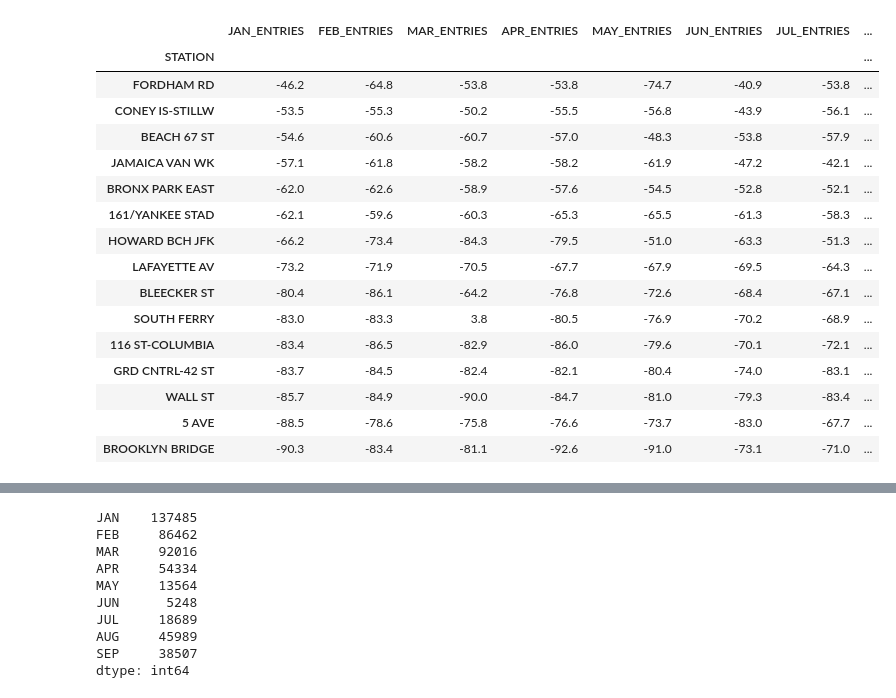
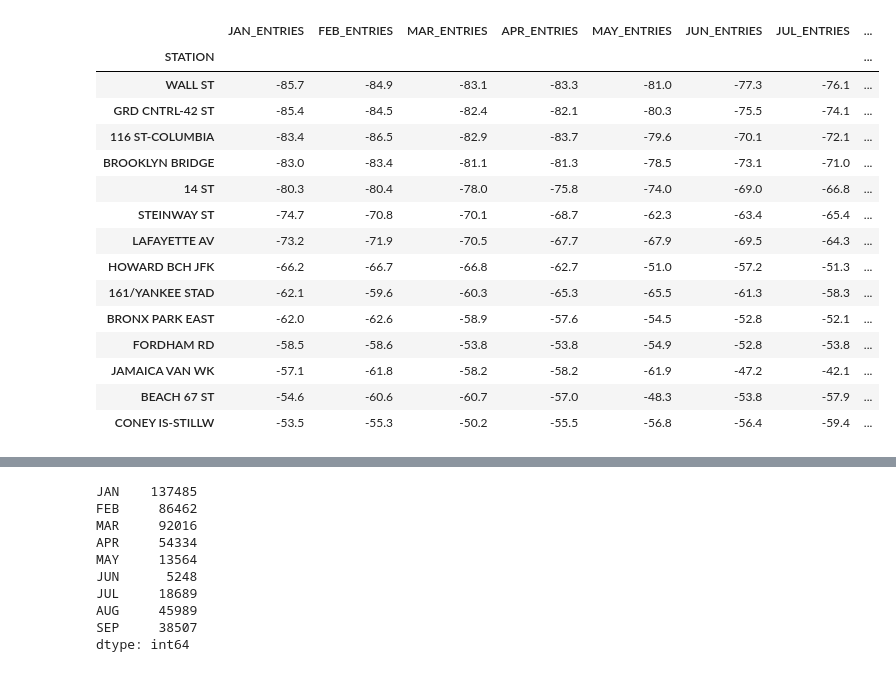
Before and after one commit to billbell73/EDA, a Jupyter notebook: project_function.ipynb, the cells around one changed output, grey strips where cells are left out. Saved outputs shown, nothing was run; the diff lists cells and outputs as text; code cells hidden in the pictures.

```diff
--- a/project_function.ipynb
+++ b/project_function.ipynb
@@ -52,13 +52,13 @@ def stations_monthly(data, stations, month, year, turnstile_direction):
     turnstiles_daily = (data.groupby(["C/A", "UNIT", "SCP", "STATION", "DATE_FORMATTED"],as_index=False)[turnstile_direction].max())
     turnstiles_daily[["PREV_DATE", f"PREV_{turnstile_direction}"]] = turnstiles_daily.groupby(["C/A", "UNIT", "SCP", "STATION"])[["DATE_FORMATTED", turnstile_direction]].shift(1)
     turnstiles_daily.dropna(subset=["PREV_DATE"], axis=0, inplace=True)
-    turnstiles_daily[f"DAILY_{turnstile_direction}"] = turnstiles_daily.apply(get_daily_counts, axis=1, max_counter=500000, turnstile_direction=turnstile_direction)
+    turnstiles_daily[f"DAILY_{turnstile_direction}"] = turnstiles_daily.apply(get_daily_counts, axis=1, max_counter=15000, turnstile_direction=turnstile_direction)
     print(turnstiles_daily[f"DAILY_{turnstile_direction}"].describe().apply(lambda x: '%.0f' % x))
     print(turnstiles_daily.groupby("STATION").size())
     station_totals = turnstiles_daily.groupby("STATION")[f"DAILY_{turnstile_direction}"].sum()
     return station_totals.rename(f"{calendar.month_abbr[month].upper()}_{turnstile_direction}")
 # %%
-crazy_stations = ['GRD CNTRL-42 ST', 'WALL ST', 'HOWARD BCH JFK', '161/YANKEE STAD', 'CONEY IS-STILLW', 'BLEECKER ST', '116 ST-COLUMBIA', 'FORDHAM RD', 'BRONX PARK EAST', 'BEACH 67 ST', 'SOUTH FERRY', '5 AVE', 'JAMAICA VAN WK', 'BROOKLYN BRIDGE', 'LAFAYETTE AV']
+crazy_stations = ['GRD CNTRL-42 ST', 'WALL ST', 'HOWARD BCH JFK', '161/YANKEE STAD', 'CONEY IS-STILLW', '116 ST-COLUMBIA', 'FORDHAM RD', 'BRONX PARK EAST', 'BEACH 67 ST', 'JAMAICA VAN WK', 'BROOKLYN BRIDGE', 'LAFAYETTE AV', 'STEINWAY ST', '14 ST']
 # %%
 def station_percent_change(month, turnstile_direction, data=df, stations=crazy_stations, newer_year=2021, older_year=2019):
     newer_month_count = stations_monthly(data, stations, month, newer_year, turnstile_direction)
@@ -74,6 +74,5 @@ for month_num in range(1,10):
     ss.append(station_percent_change(month_num, "EXITS"))
 
 changes_19_21 = pd.concat(ss, axis=1)
-changes_19_21 = changes_19_21.sort_values(by="JAN_ENTRIES", ascending=False)
-changes_19_21
+changes_19_21 = changes_19_21.sort_values(by="JAN_ENTRIES")
 # %% [output]
@@ -119,21 +125,21 @@ changes_19_21.plot.barh(title="Percentage change in turnstile counts", figsize=(
 # %%
 entries_19_21 = changes_19_21[changes_19_21.columns[::2]]
+entires_19_21 = entries_19_21.sort_values(by="JAN_ENTRIES")
 entries_19_21
 # %% [output]
 |  | JAN_ENTRIES | FEB_ENTRIES | MAR_ENTRIES | APR_ENTRIES | MAY_ENTRIES | JUN_ENTRIES | JUL_ENTRIES | ... |
 | STATION |  |  |  |  |  |  |  | ... |
-| FORDHAM RD | -46.2 | -64.8 | -53.8 | -53.8 | -74.7 | -40.9 | -53.8 | ... |
-| CONEY IS-STILLW | -53.5 | -55.3 | -50.2 | -55.5 | -56.8 | -43.9 | -56.1 | ... |
+| WALL ST | -85.7 | -84.9 | -83.1 | -83.3 | -81.0 | -77.3 | -76.1 | ... |
+| GRD CNTRL-42 ST | -85.4 | -84.5 | -82.4 | -82.1 | -80.3 | -75.5 | -74.1 | ... |
+| 116 ST-COLUMBIA | -83.4 | -86.5 | -82.9 | -83.7 | -79.6 | -70.1 | -72.1 | ... |
+| BROOKLYN BRIDGE | -83.0 | -83.4 | -81.1 | -81.3 | -78.5 | -73.1 | -71.0 | ... |
+| 14 ST | -80.3 | -80.4 | -78.0 | -75.8 | -74.0 | -69.0 | -66.8 | ... |
+| STEINWAY ST | -74.7 | -70.8 | -70.1 | -68.7 | -62.3 | -63.4 | -65.4 | ... |
+| LAFAYETTE AV | -73.2 | -71.9 | -70.5 | -67.7 | -67.9 | -69.5 | -64.3 | ... |
+| HOWARD BCH JFK | -66.2 | -66.7 | -66.8 | -62.7 | -51.0 | -57.2 | -51.3 | ... |
+| 161/YANKEE STAD | -62.1 | -59.6 | -60.3 | -65.3 | -65.5 | -61.3 | -58.3 | ... |
+| BRONX PARK EAST | -62.0 | -62.6 | -58.9 | -57.6 | -54.5 | -52.8 | -52.1 | ... |
+| FORDHAM RD | -58.5 | -58.6 | -53.8 | -53.8 | -54.9 | -52.8 | -53.8 | ... |
+| JAMAICA VAN WK | -57.1 | -61.8 | -58.2 | -58.2 | -61.9 | -47.2 | -42.1 | ... |
 | BEACH 67 ST | -54.6 | -60.6 | -60.7 | -57.0 | -48.3 | -53.8 | -57.9 | ... |
-| JAMAICA VAN WK | -57.1 | -61.8 | -58.2 | -58.2 | -61.9 | -47.2 | -42.1 | ... |
-| BRONX PARK EAST | -62.0 | -62.6 | -58.9 | -57.6 | -54.5 | -52.8 | -52.1 | ... |
-| 161/YANKEE STAD | -62.1 | -59.6 | -60.3 | -65.3 | -65.5 | -61.3 | -58.3 | ... |
-| HOWARD BCH JFK | -66.2 | -73.4 | -84.3 | -79.5 | -51.0 | -63.3 | -51.3 | ... |
-| LAFAYETTE AV | -73.2 | -71.9 | -70.5 | -67.7 | -67.9 | -69.5 | -64.3 | ... |
-| BLEECKER ST | -80.4 | -86.1 | -64.2 | -76.8 | -72.6 | -68.4 | -67.1 | ... |
-| SOUTH FERRY | -83.0 | -83.3 | 3.8 | -80.5 | -76.9 | -70.2 | -68.9 | ... |
-| 116 ST-COLUMBIA | -83.4 | -86.5 | -82.9 | -86.0 | -79.6 | -70.1 | -72.1 | ... |
-| GRD CNTRL-42 ST | -83.7 | -84.5 | -82.4 | -82.1 | -80.4 | -74.0 | -83.1 | ... |
-| WALL ST | -85.7 | -84.9 | -90.0 | -84.7 | -81.0 | -79.3 | -83.4 | ... |
-| 5 AVE | -88.5 | -78.6 | -75.8 | -76.6 | -73.7 | -83.0 | -67.7 | ... |
-| BROOKLYN BRIDGE | -90.3 | -83.4 | -81.1 | -92.6 | -91.0 | -73.1 | -71.0 | ... |
+| CONEY IS-STILLW | -53.5 | -55.3 | -50.2 | -55.5 | -56.8 | -56.4 | -59.4 | ... |
```
Also changed, not shown: parts of 26 cells of this notebook, 2 other files.
